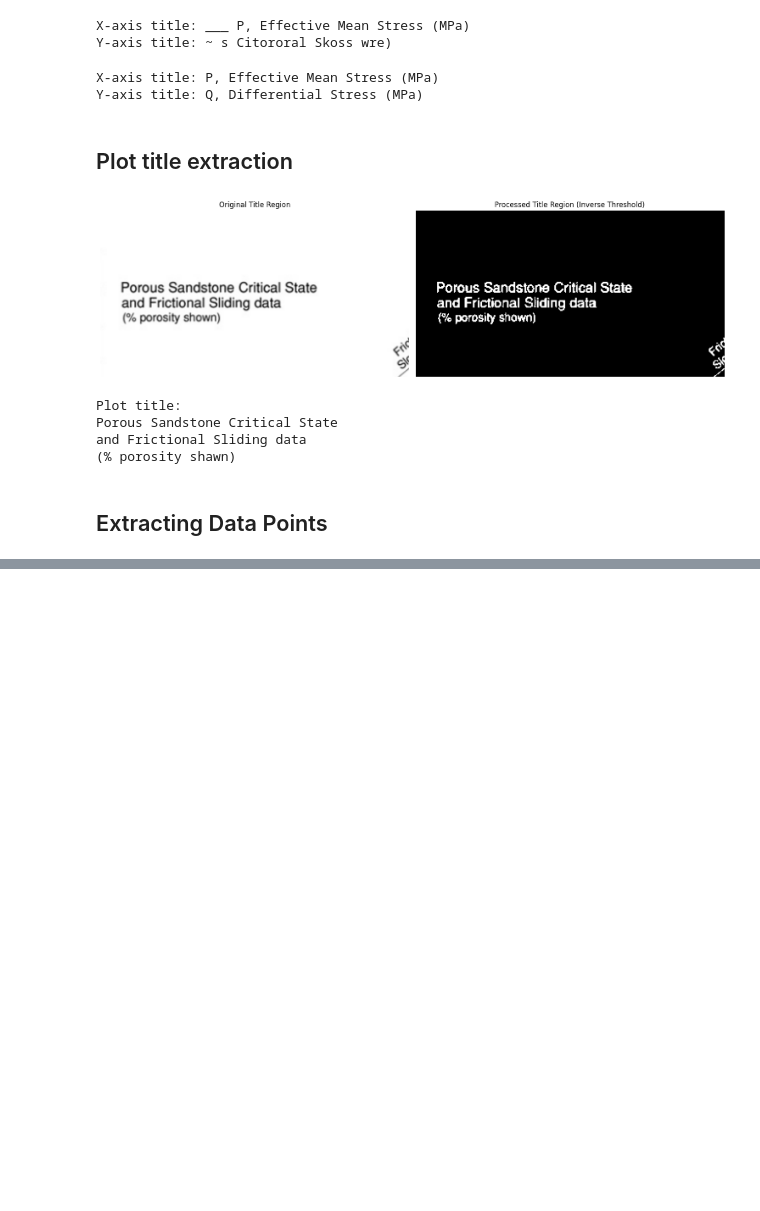
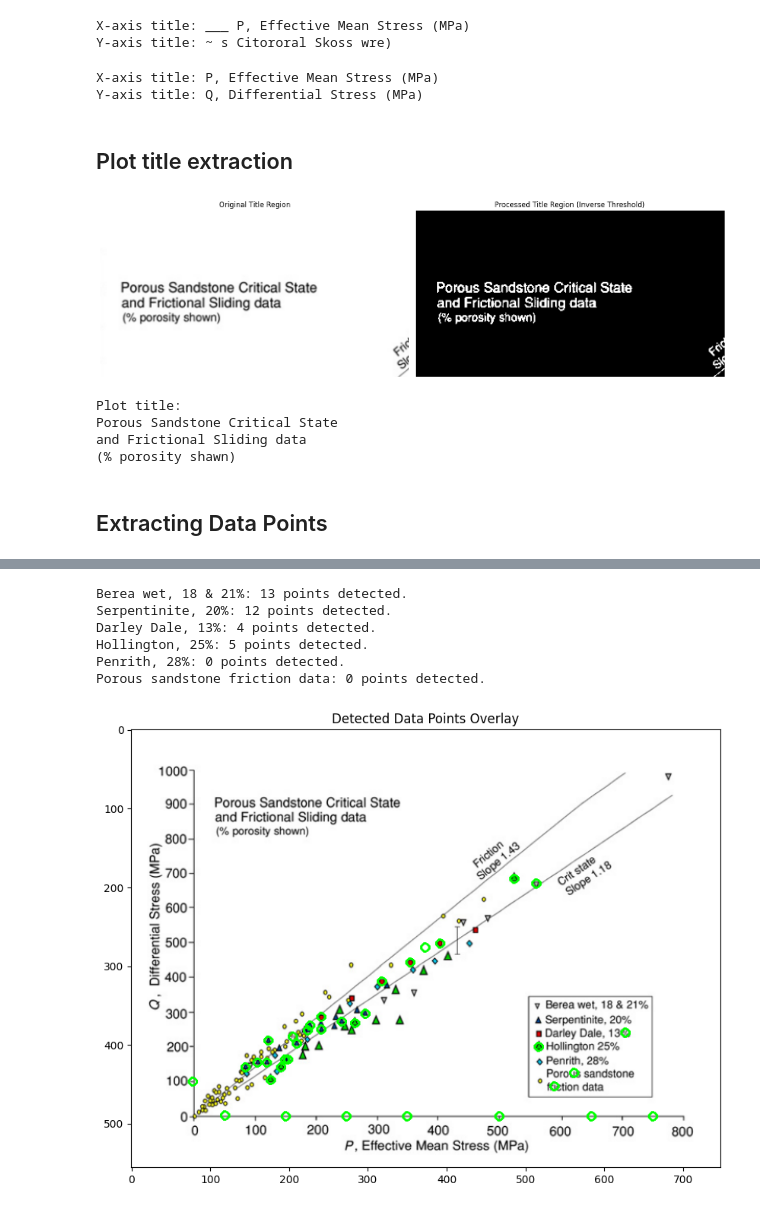
Before and after one commit to sa-diq/rock-strength, a Jupyter notebook: segmentation.ipynb, the cells around one changed output, grey strips where cells are left out. Drawn from its saved outputs; the diff is of its cells as text; code cells hidden in the pictures; blank space fills up the shorter version.

```diff
--- a/segmentation.ipynb
+++ b/segmentation.ipynb
@@ -690,0 +519,73 @@ Cluster 8: 6 pixels in mask
+# %%
+# Define HSV ranges for each sandstone (expand as needed)
+sandstone_hsv_ranges = {
+   "Berea wet, 18 & 21%": ([0, 0, 100], [180, 50, 200]),
+    "Serpentinite, 20%": ([100, 210, 60], [110, 255, 150]),
+    "Darley Dale, 13%": ([0, 240, 200], [180, 255, 225]),
+    "Hollington, 25%": ([55, 240, 180], [65, 255, 220]),
+    "Penrith, 28%": ([90, 220, 190], [100, 250, 240]),
+    "Porous sandstone friction data": ([25, 210, 140], [35, 240, 240])
+}
+
+# Manually set axis calibration (pixel and data coordinates)
+# Example: (You must update these with your actual axis pixel and data values)
+# These are the pixel coordinates of (xmin, ymin) and (xmax, ymax) on the image
+x0, y0 = 100, 500  # pixel of (xmin, ymin)
+x1, y1 = 600, 100  # pixel of (xmax, ymax)
+xmin, xmax = 0, 10  # data axis limits (x)
+ymin, ymax = 0, 1   # data axis limits (y)
+
+def pixel_to_data(px, py):
+    # Linear mapping from pixel to data coordinates
+    data_x = xmin + (px - x0) * (xmax - xmin) / (x1 - x0)
+    data_y = ymin + (y0 - py) * (ymax - ymin) / (y0 - y1)
+    return data_x, data_y
+
+# Store results for export
+all_points = []
+
+# Process each sandstone
+for name, (lower, upper) in sandstone_hsv_ranges.items():
+    lower = np.array(lower, dtype=np.uint8)
+    upper = np.array(upper, dtype=np.uint8)
+    mask = cv2.inRange(hsv_image, lower, upper)
+
+    # Optional: Morphological operations to clean up mask
+    kernel = np.ones((3,3), np.uint8)
+    mask = cv2.morphologyEx(mask, cv2.MORPH_OPEN, kernel)
+
+    # Find contours (data points)
+    contours, _ = cv2.findContours(mask, cv2.RETR_EXTERNAL, cv2.CHAIN_APPROX_SIMPLE)
+    for cnt in contours:
+        M = cv2.moments(cnt)
+        if M['m00'] != 0:
+            cx = int(M['m10']/M['m00'])
+            cy = int(M['m01']/M['m00'])
+            data_x, data_y = pixel_to_data(cx, cy)
+            all_points.append([name, cx, cy, data_x, data_y])
+            # Optionally, draw on image for validation
+            cv2.circle(image, (cx, cy), 5, (0,255,0), 2)
+
+    print(f"{name}: {len(contours)} points detected.")
+
+# Show validation overlay
+plt.figure(figsize=(10,8))
+plt.imshow(cv2.cvtColor(image, cv2.COLOR_BGR2RGB))
+plt.title("Detected Data Points Overlay")
+plt.show()
+
+# Export to CSV
+# with open('sandstone_data_points.csv', 'w', newline='') as f:
+#     writer = csv.writer(f)
+#     writer.writerow(['Sandstone', 'Pixel_X', 'Pixel_Y', 'Data_X', 'Data_Y'])
+#     writer.writerows(all_points)
+
+# print("Data points exported to sandstone_data_points.csv")
+# %% [output]
+Berea wet, 18 & 21%: 13 points detected.
+Serpentinite, 20%: 12 points detected.
+Darley Dale, 13%: 4 points detected.
+Hollington, 25%: 5 points detected.
+Penrith, 28%: 0 points detected.
+Porous sandstone friction data: 0 points detected.
+[figure, added]
```
Also changed, not shown: parts of 14 cells of this notebook, 9 other files.
